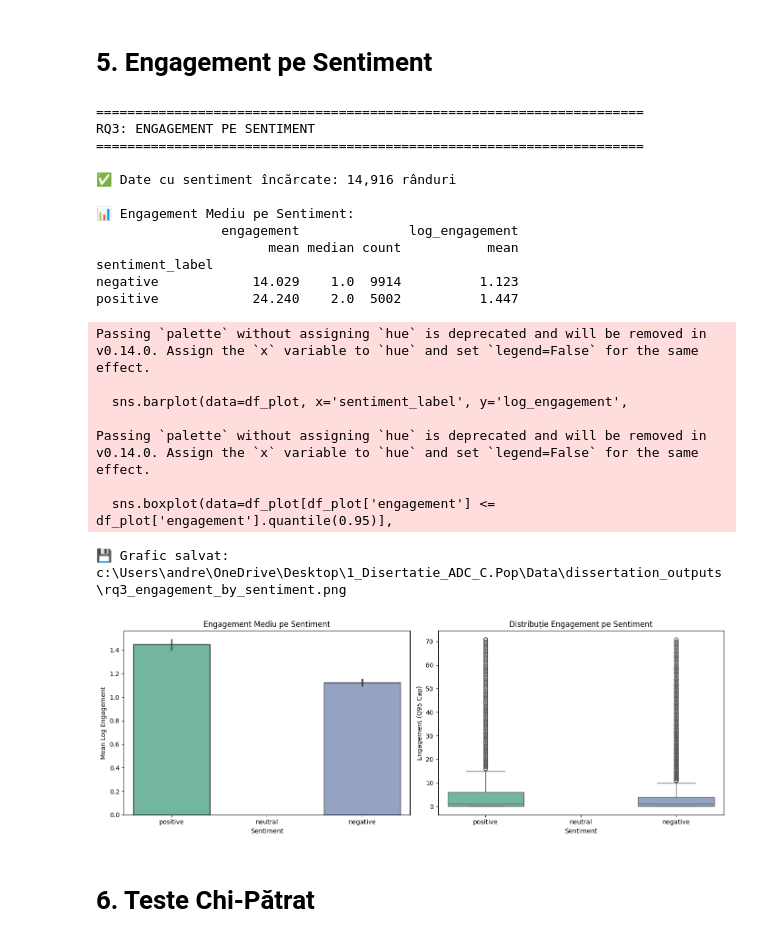
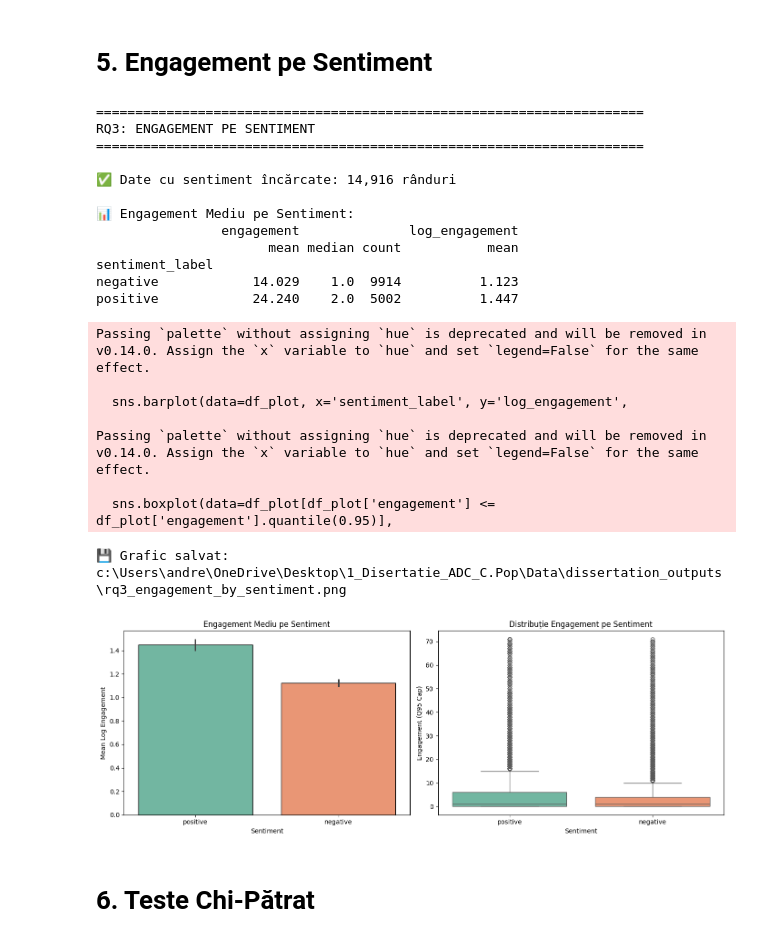
Before and after one commit to Rzzwn/Dissertation_ADC_2026, a Jupyter notebook: Data/04_outrage_economy.ipynb, the cells around one changed output. Drawn from its saved outputs; the diff is of its cells as text; code cells hidden in the pictures.

```diff
--- a/Data/04_outrage_economy.ipynb
+++ b/Data/04_outrage_economy.ipynb
@@ -252,7 +252,7 @@ print(engagement_by_sentiment.to_string())
 fig, axes = plt.subplots(1, 2, figsize=(14, 5))
 
 # Bar plot
-sentiment_order = ['positive', 'neutral', 'negative']
+sentiment_order = ['positive', 'negative']
 df_plot = df_merged[df_merged['sentiment_label'].isin(sentiment_order)].copy()
 sns.barplot(data=df_plot, x='sentiment_label', y='log_engagement',
             order=sentiment_order, ax=axes[0], palette='Set2', edgecolor='black')
@@ -268,34 +268,34 @@ sns.boxplot(data=df_plot[df_plot['engagement'] <= df_plot['engagement'].quantile
 axes[1].set_xlabel('Sentiment')
 axes[1].set_ylabel('Engagement (Q95 Cap)')
 axes[1].set_title('Distribuție Engagement pe Sentiment')
 axes[1].tick_params(axis='x', rotation=0)
 
 plt.tight_layout()
 plt.savefig(DATA_OUTPUT / 'rq3_engagement_by_sentiment.png', dpi=150, bbox_inches='tight')
 print(f"\n💾 Grafic salvat: {DATA_OUTPUT / 'rq3_engagement_by_sentiment.png'}")
 plt.show()
 # %% [output]
 ======================================================================
 RQ3: ENGAGEMENT PE SENTIMENT
 ======================================================================
 
 ✅ Date cu sentiment încărcate: 14,916 rânduri
 
 📊 Engagement Mediu pe Sentiment:
                 engagement              log_engagement
                       mean median count           mean
 sentiment_label
 negative            14.029    1.0  9914          1.123
 positive            24.240    2.0  5002          1.447
 Passing `palette` without assigning `hue` is deprecated and will be removed in v0.14.0. Assign the `x` variable to `hue` and set `legend=False` for the same effect.
 
   sns.barplot(data=df_plot, x='sentiment_label', y='log_engagement',
 
 Passing `palette` without assigning `hue` is deprecated and will be removed in v0.14.0. Assign the `x` variable to `hue` and set `legend=False` for the same effect.
 
   sns.boxplot(data=df_plot[df_plot['engagement'] <= df_plot['engagement'].quantile(0.95)],
 💾 Grafic salvat: c:\Users\andre\OneDrive\Desktop\1_Disertatie_ADC_C.Pop\Data\dissertation_outputs\rq3_engagement_by_sentiment.png
-[figure, old version]
+[figure, new version]
 # %% [markdown]
 # 6. Teste Chi-Pătrat
 # %%
```
